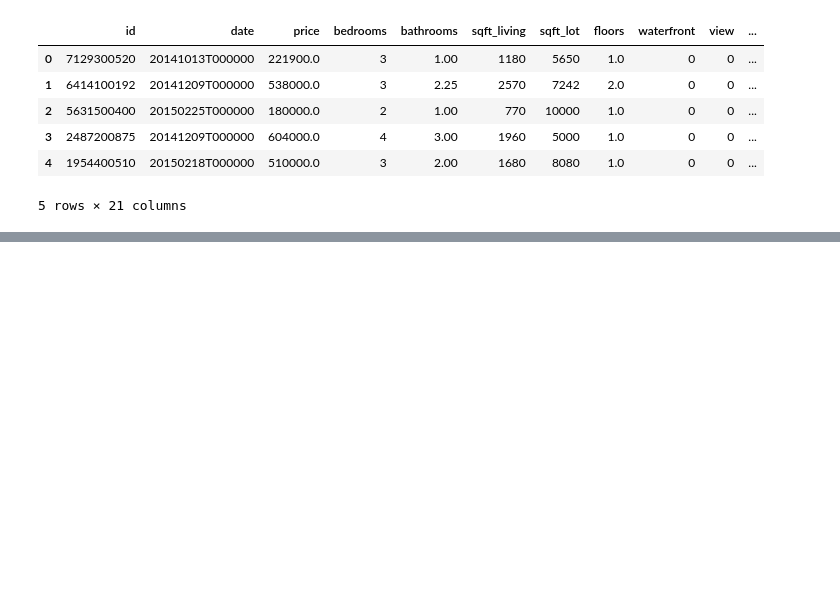
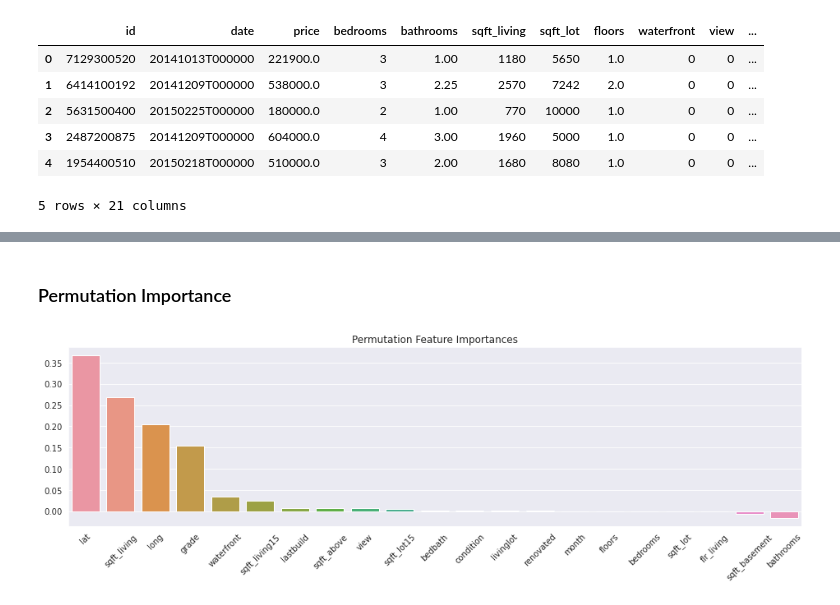
Before and after one commit to GabrielG16/HouseRocket-Pricing, a Jupyter notebook: Modeling.ipynb, the cells around one changed output, grey strips where cells are left out. Drawn from its saved outputs; the diff is of its cells as text; code cells hidden in the pictures; blank space fills up the shorter version.

```diff
--- a/Modeling.ipynb
+++ b/Modeling.ipynb
@@ -113,0 +222,22 @@ array([-30759.75043018,  -9489.12779261,  89019.01930107,   -128.21641324,
+# %% [markdown]
+### Permutation Importance
+# %%
+pipe = Pipeline(steps = [('preprocessor', ct_num),
+                         ('scaler', StandardScaler()),
+                         ('modeling', RandomForestRegressor())])
+pipe.fit(X_train, y_train)
+# %%
+perm = PermutationImportance(pipe)
+# %%
+perm.fit(X_test, y_test)
+# %%
+p_imp = pd.Series(perm.feature_importances_, index = X_test.columns)
+p_imp.sort_values(ascending = False, inplace = True)
+# %%
+plt.figure(figsize=(16,4))
+sns.barplot(x=p_imp.index, y= p_imp.values)
+plt.xticks(rotation = 45)
+plt.title('Permutation Feature Importances')
+plt.show()
+# %% [output]
+[figure, added]
```
Also changed, not shown: parts of 37 cells of this notebook.
